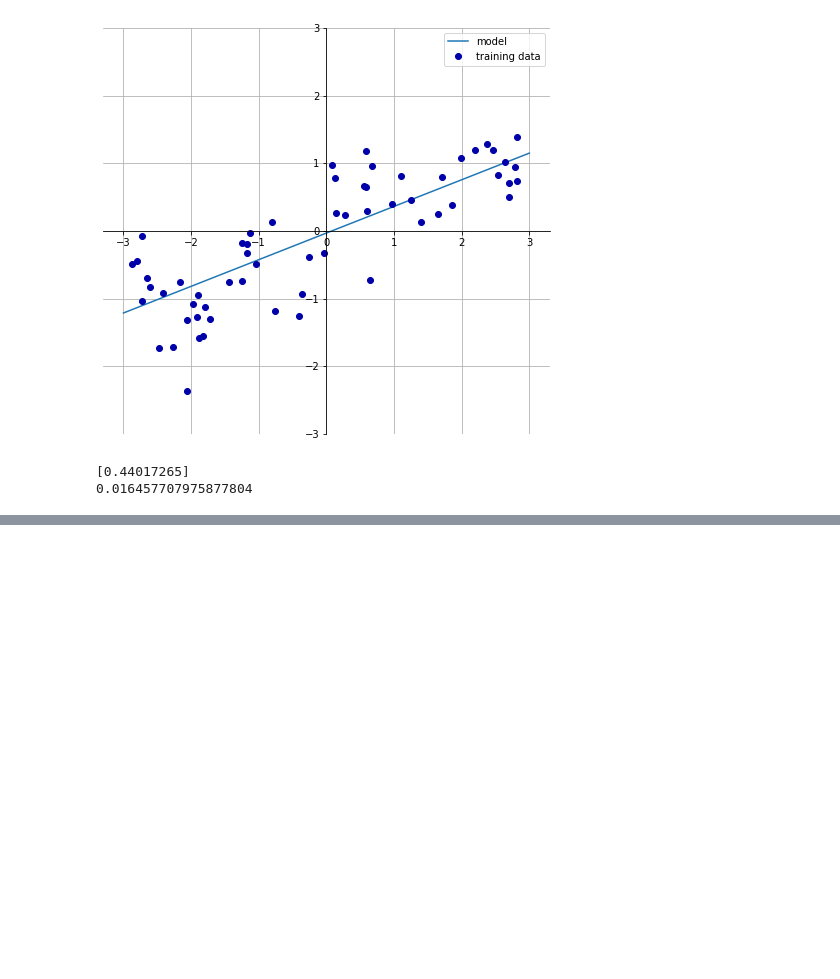
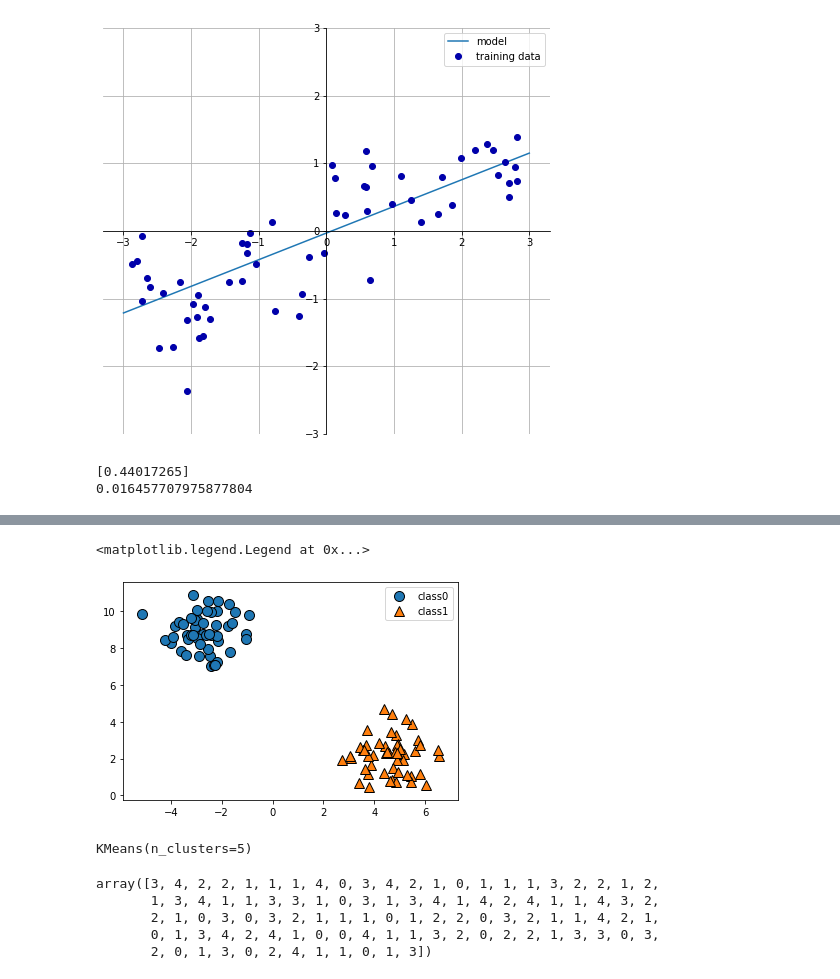
Before and after one commit to shashwatsaket46/PythonProjects, a Jupyter notebook: MachineLearningP.ipynb, the cells around one changed output, grey strips where cells are left out. Cells and saved outputs as stored; diff of their text form; code cells hidden in the pictures; blank space fills up the shorter version.

Commit message:
cluster

```diff
--- a/MachineLearningP.ipynb
+++ b/MachineLearningP.ipynb
@@ -188,0 +240,23 @@ print(lr.intercept_)
+# %%
+X,y=mg.datasets.make_blobs(random_state=42)
+mg.discrete_scatter(X[:,0],X[:,1],y)
+plt.legend(["class0",'class1','class2'])
+# %% [output]
+<matplotlib.legend.Legend at 0x...>
+[figure, added]
+# %%
+from sklearn.datasets import make_blobs
+from sklearn.cluster import KMeans
+X,y=make_blobs(random_state=1)
+kmeans=KMeans(n_clusters=5)
+kmeans.fit(X,y)
+# %% [output]
+KMeans(n_clusters=5)
+# %%
+kmeans.labels_
+# %% [output]
+array([3, 4, 2, 2, 1, 1, 1, 4, 0, 3, 4, 2, 1, 0, 1, 1, 1, 3, 2, 2, 1, 2,
+       1, 3, 4, 1, 1, 3, 3, 1, 0, 3, 1, 3, 4, 1, 4, 2, 4, 1, 1, 4, 3, 2,
+       2, 1, 0, 3, 0, 3, 2, 1, 1, 1, 0, 1, 2, 2, 0, 3, 2, 1, 1, 4, 2, 1,
+       0, 1, 3, 4, 2, 4, 1, 0, 0, 4, 1, 1, 3, 2, 0, 2, 2, 1, 3, 3, 0, 3,
+       2, 0, 1, 3, 0, 2, 4, 1, 1, 0, 1, 3])
```
Also changed, not shown: parts of 6 cells of this notebook.
